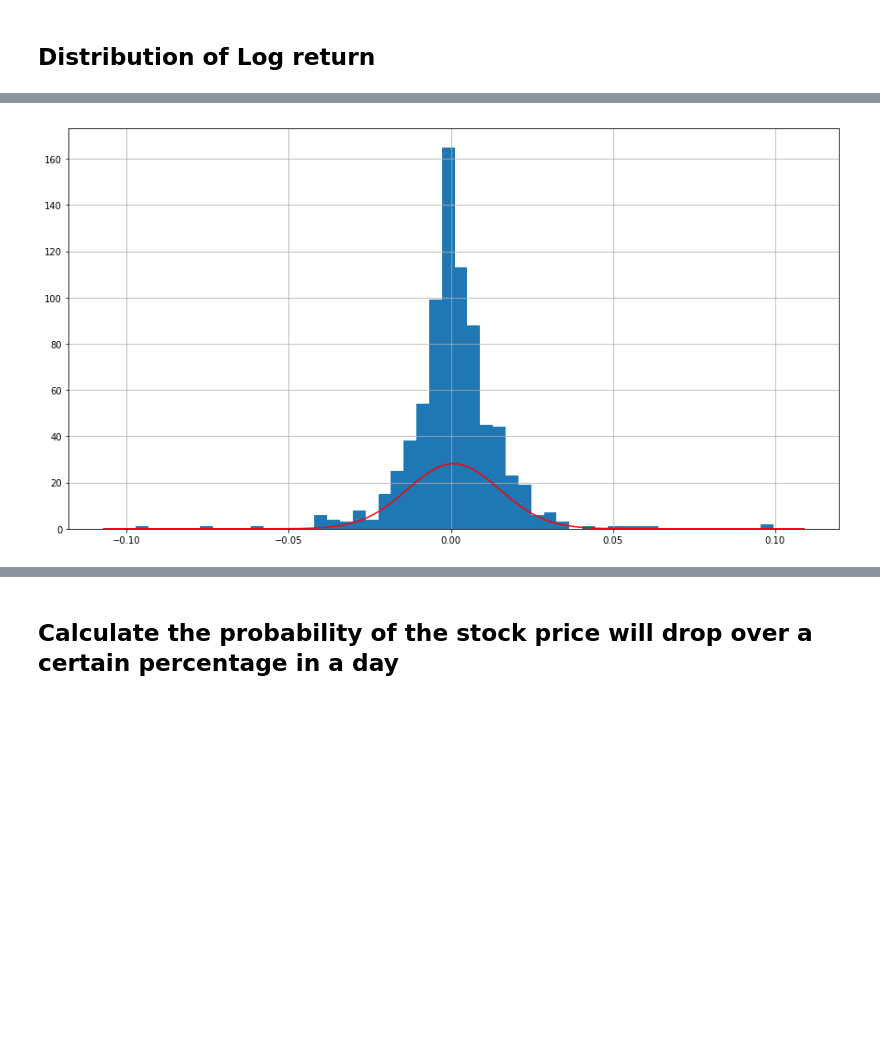
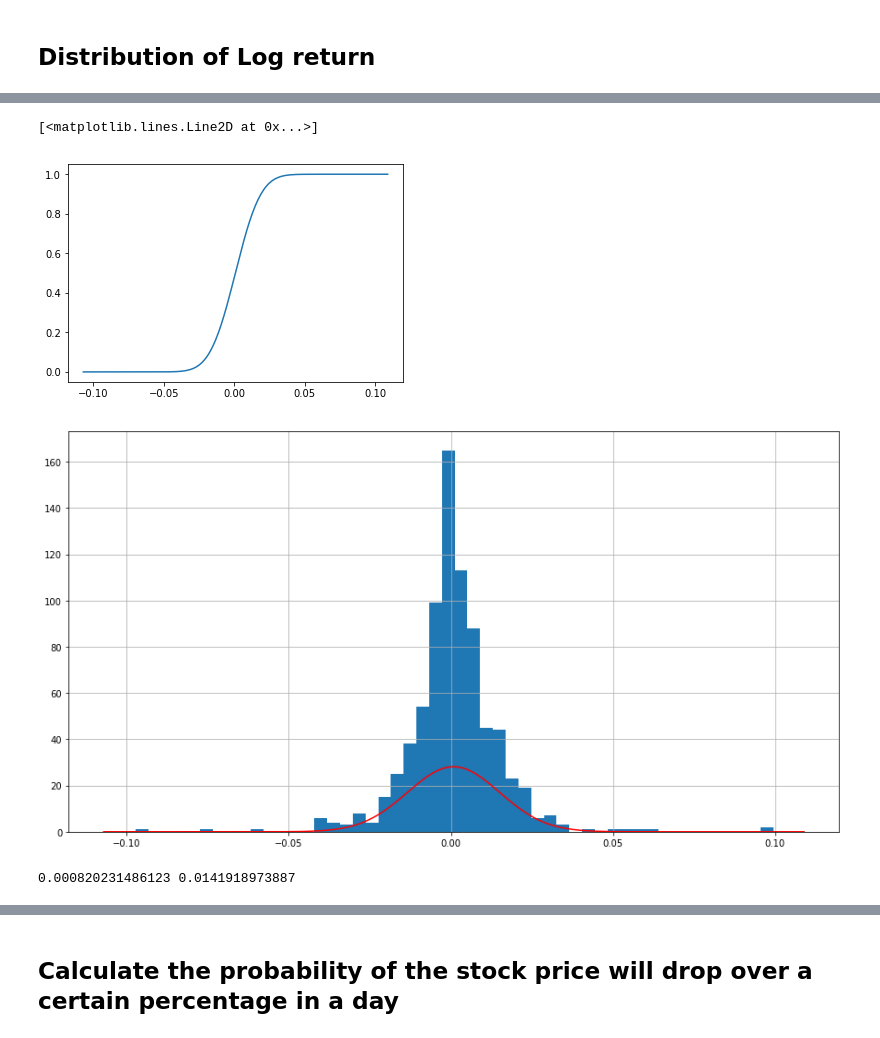
Before and after one commit to Arun97-creator/Python-for-Finance, a Jupyter notebook: Models+of+Stock+Return.ipynb, the cells around one changed output, grey strips where cells are left out. Cells and saved outputs as stored; diff of their text form; code cells hidden in the pictures; blank space fills up the shorter version.

```diff
--- a/Models+of+Stock+Return.ipynb
+++ b/Models+of+Stock+Return.ipynb
@@ -24,3 +49,8 @@ ms['LogReturn'] = np.log(ms['Close']).shift(-1) - np.log(ms['Close'])
+# %%
+plt.plot(density['x'],density['cdf'])
+# %% [output]
+[<matplotlib.lines.Line2D at 0x...>]
+[figure, added]
 # %%
 # Plot a histogram to show the distribution of log return of Microsoft's stock.
 # You can see it is very close to a normal distribution
@@ -35,5 +65,7 @@ density['pdf'] = norm.pdf(density['x'], mu, sigma)
 ms['LogReturn'].hist(bins=50, figsize=(15, 8))
 plt.plot(density['x'], density['pdf'], color='red')
 plt.show()
+print(mu,sigma)
 # %% [output]
 [figure]
+0.000820231486123 0.0141918973887
```
Also changed, not shown: parts of 7 cells of this notebook.
